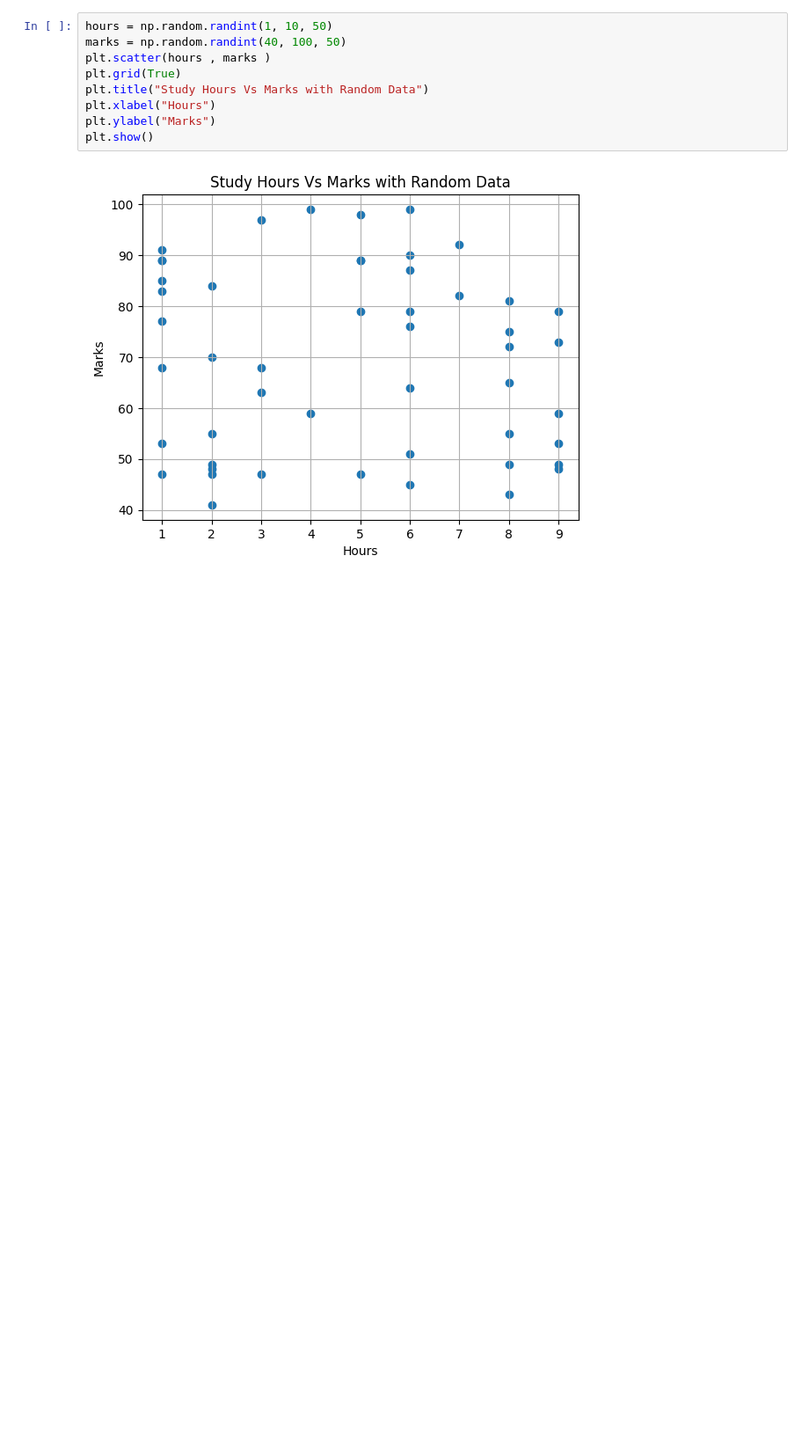
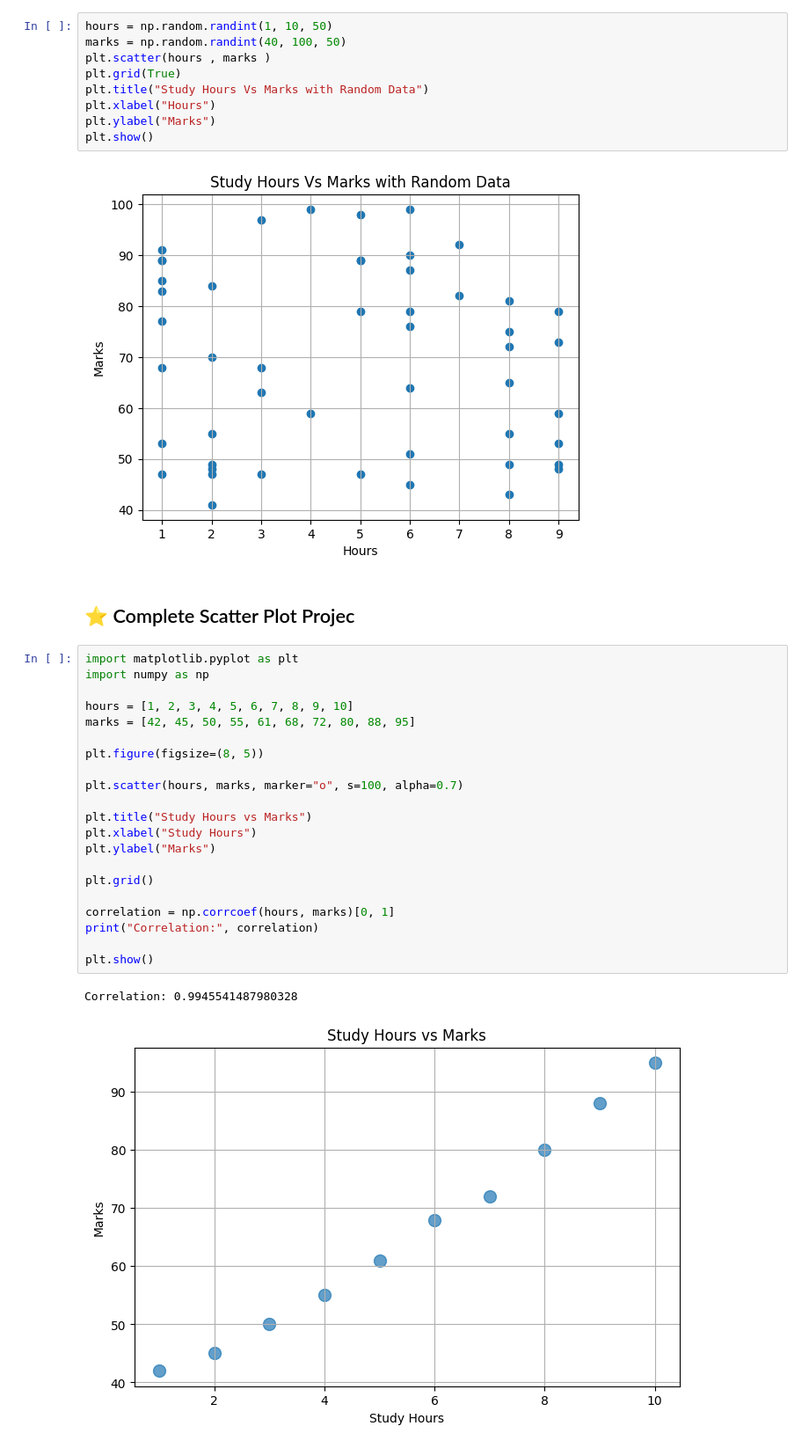
Before and after one commit to wahidali4321/Python-For-Machine-learning-, a Jupyter notebook: Python For machine learning.ipynb, the cells around one changed output. Shown at 88% size. Cells and saved outputs as stored; diff of their text form; blank space fills up the shorter version.

Commit message:
⭐ Complete Scatter Plot Projec

```diff
--- a/Python For machine learning.ipynb
+++ b/Python For machine learning.ipynb
@@ -1136,3 +1136,29 @@ plt.ylabel("Marks")
 plt.show()
 # %% [output]
 [figure]
+# %% [markdown]
+## ⭐ Complete Scatter Plot Projec
+# %%
+import matplotlib.pyplot as plt
+import numpy as np
+
+hours = [1, 2, 3, 4, 5, 6, 7, 8, 9, 10]
+marks = [42, 45, 50, 55, 61, 68, 72, 80, 88, 95]
+
+plt.figure(figsize=(8, 5))
+
+plt.scatter(hours, marks, marker="o", s=100, alpha=0.7)
+
+plt.title("Study Hours vs Marks")
+plt.xlabel("Study Hours")
+plt.ylabel("Marks")
+
+plt.grid()
+
+correlation = np.corrcoef(hours, marks)[0, 1]
+print("Correlation:", correlation)
+
+plt.show()
+# %% [output]
+Correlation: 0.9945541487980328
+[figure, added]
```
